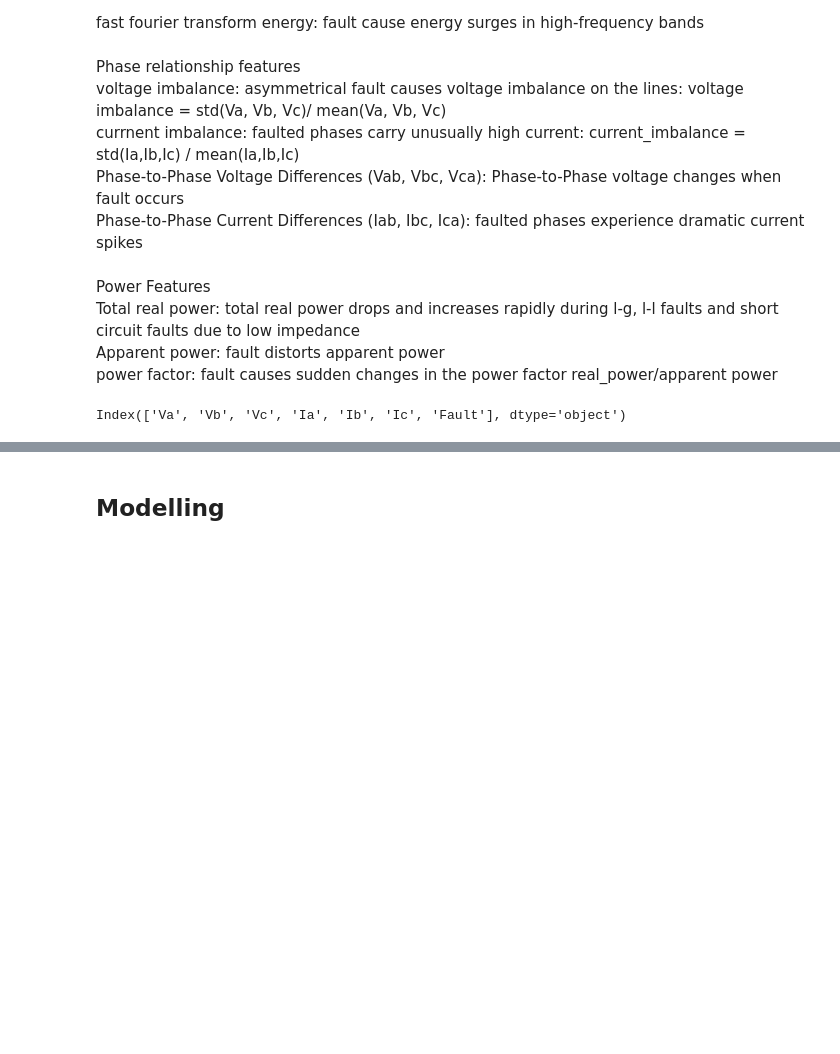
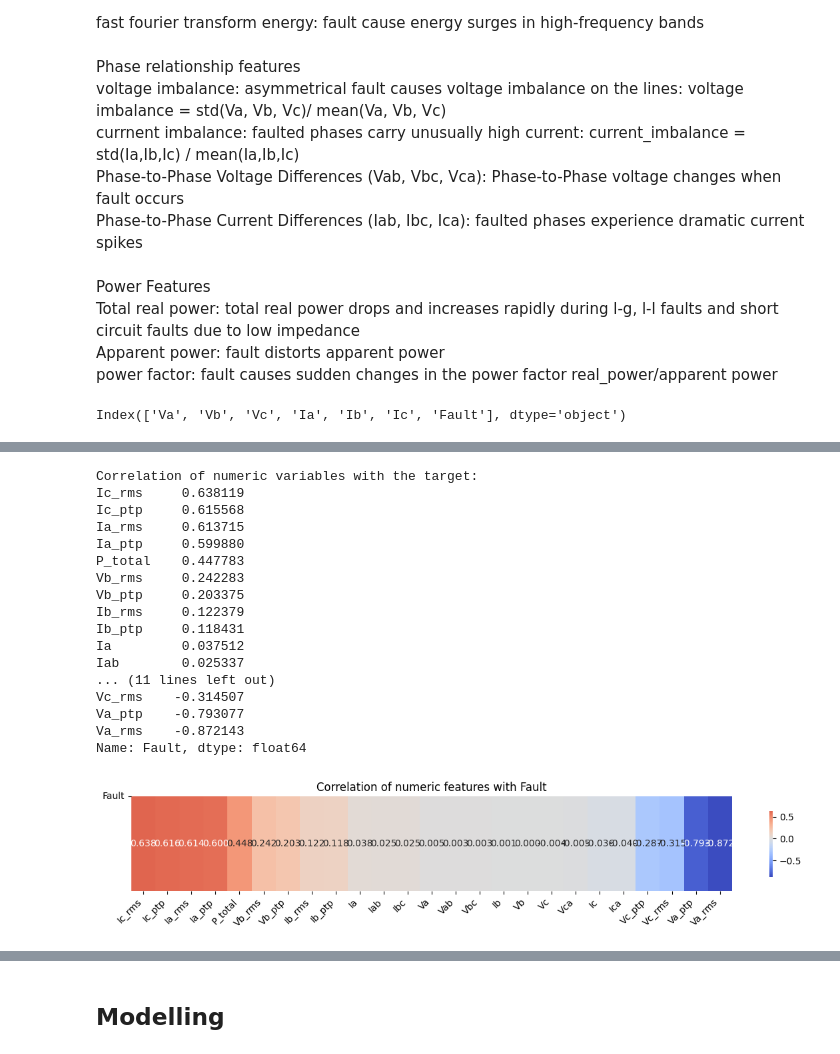
Before and after one commit to KudoroEsther/Machine_Learning_Projects, a Jupyter notebook: Fault_Analysis/fault_analysis - Copy.ipynb, the cells around one changed output, grey strips where cells are left out. Cells and saved outputs as stored; diff of their text form; code cells hidden in the pictures; blank space fills up the shorter version.

```diff
--- a/Fault_Analysis/fault_analysis - Copy.ipynb
+++ b/Fault_Analysis/fault_analysis - Copy.ipynb
@@ -345,0 +351,21 @@ df.head(100)
+# %%
+corr_with_target(df, 'Fault')
+# %% [output]
+Correlation of numeric variables with the target:
+Ic_rms     0.638119
+Ic_ptp     0.615568
+Ia_rms     0.613715
+Ia_ptp     0.599880
+P_total    0.447783
+Vb_rms     0.242283
+Vb_ptp     0.203375
+Ib_rms     0.122379
+Ib_ptp     0.118431
+Ia         0.037512
+Iab        0.025337
+... (11 lines left out)
+Vc_rms    -0.314507
+Va_ptp    -0.793077
+Va_rms    -0.872143
+Name: Fault, dtype: float64
+[figure, added]
```
Also changed, not shown: parts of 17 cells of this notebook.
